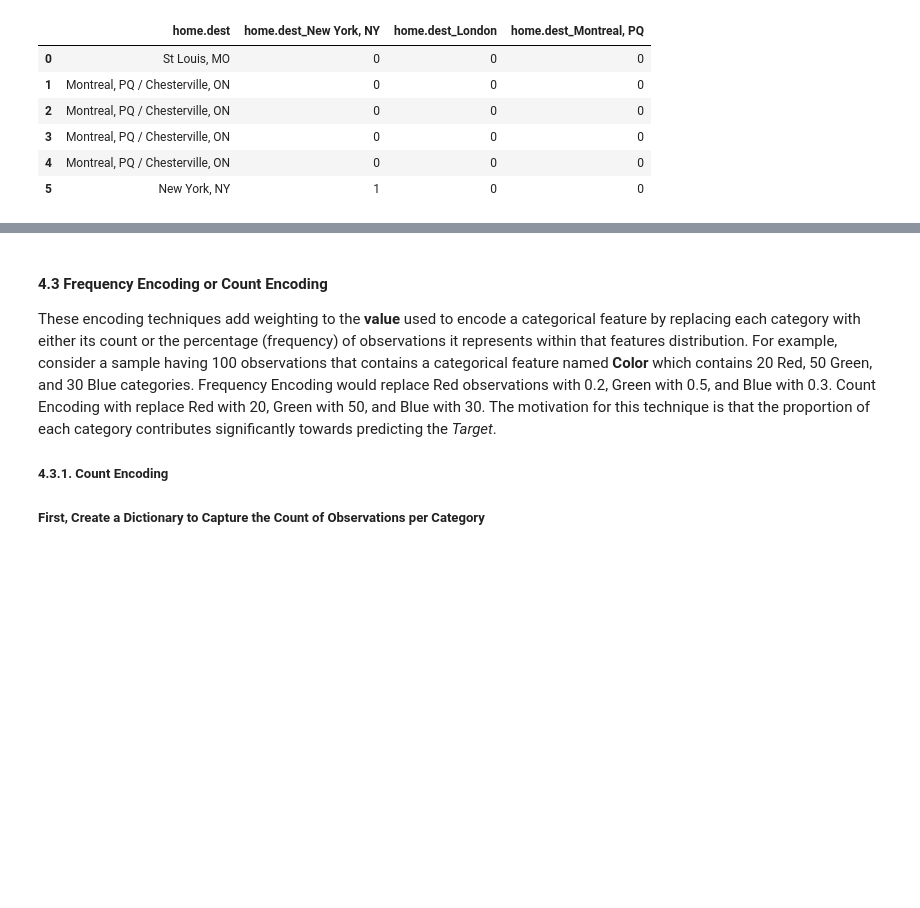
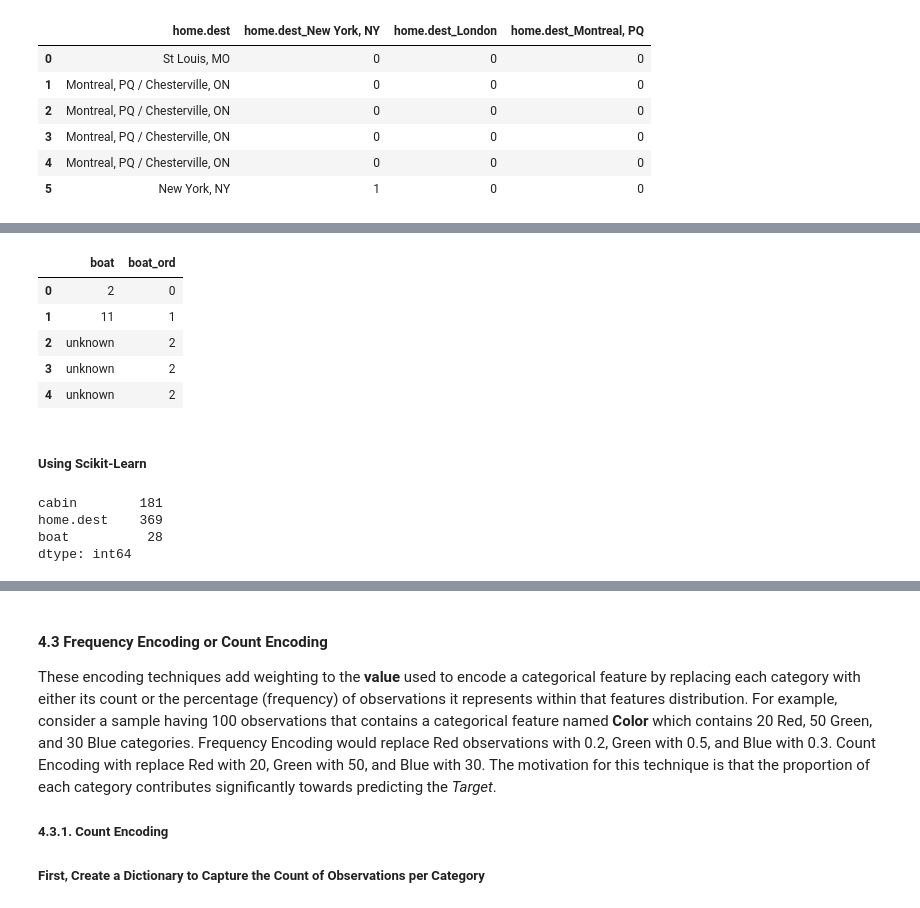
Before and after one commit to jtupitza-msft/edsp-mentoring-program, a Jupyter notebook: 04-Feature-Engineering.ipynb, the cells around one changed output, grey strips where cells are left out. Cells and saved outputs as stored; diff of their text form; code cells hidden in the pictures; blank space fills up the shorter version.

```diff
--- a/04-Feature-Engineering.ipynb
+++ b/04-Feature-Engineering.ipynb
@@ -777,0 +780,14 @@ df[[feature] + [feature + '_' + c for c in top_n]].head(6)
+# %%
+column = 'boat'
+column_enc = 'boat_ord'
+
+df_copy = df[categorical_cols].copy()
+
+def ordinal_mappings(df, feature):
+    return {k: i for i, k in enumerate(df[feature].unique(), 0)}
+
+def ordinal_encode(df, feature, mapping):
+    return df[feature].map(mapping)
+
+ord_map = ordinal_mappings(df_copy, column)
+display(ord_map)
@@ -777,0 +812,21 @@ df[[feature] + [feature + '_' + c for c in top_n]].head(6)
+# %%
+df_copy[column_enc] = encode(df_copy, column, ord_map)
+df_copy[[column, column_enc]].head()
+# %% [output]
+|  | boat | boat_ord |
+| 0 | 2 | 0 |
+| 1 | 11 | 1 |
+| 2 | unknown | 2 |
+| 3 | unknown | 2 |
+| 4 | unknown | 2 |
+# %% [markdown]
+##### Using Scikit-Learn
+# %%
+cats = ['cabin','home.dest','boat']
+df_cats = df[cats]
+df_cats.nunique()
+# %% [output]
+cabin        181
+home.dest    369
+boat          28
+dtype: int64
```
Also changed, not shown: parts of 6 cells of this notebook.
